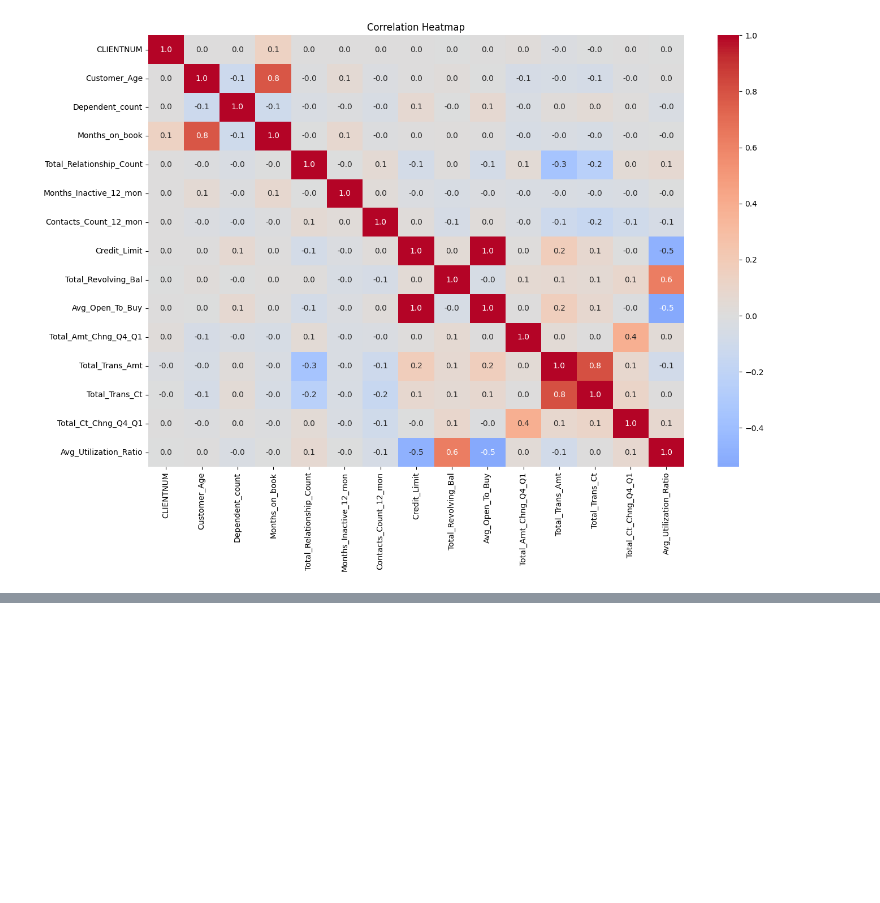
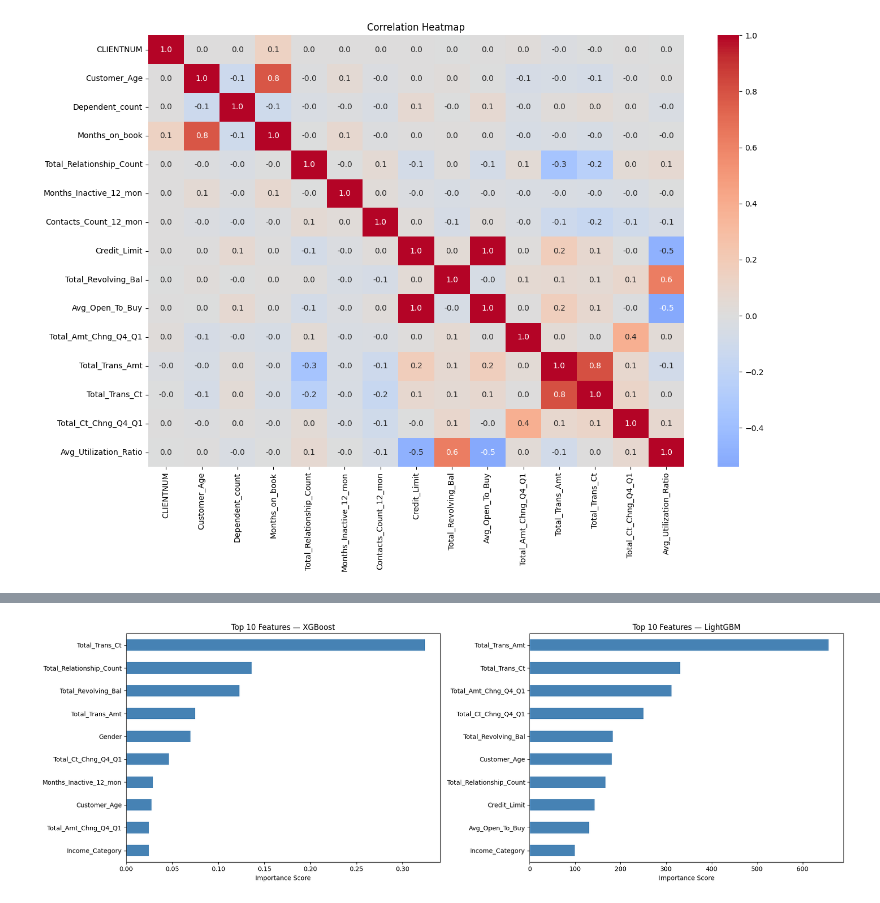
Before and after one commit to krishnagaadha9/churn-prediction-project, a Jupyter notebook: churn_prediction_project.ipynb, the cells around one changed output, grey strips where cells are left out. Saved outputs shown, nothing was run; the diff lists cells and outputs as text; code cells hidden in the pictures; blank space fills up the shorter version.

```diff
--- a/churn_prediction_project.ipynb
+++ b/churn_prediction_project.ipynb
@@ -295,0 +505,18 @@ plt.show()
+# %%
+fig, axes = plt.subplots(1, 2, figsize=(18, 6))
+
+for ax, model_name in zip(axes, ['XGBoost', 'LightGBM']):
+    feat_imp = pd.Series(
+        results[model_name]['model'].feature_importances_,
+        index=X.columns
+    ).sort_values(ascending=False).head(10)
+
+    feat_imp.plot(kind='barh', ax=ax, color='steelblue')
+    ax.set_title(f'Top 10 Features — {model_name}')
+    ax.set_xlabel('Importance Score')
+    ax.invert_yaxis()
+
+plt.tight_layout()
+plt.show()
+# %% [output]
+[figure, added]
```
Also changed, not shown: parts of 15 cells of this notebook.
